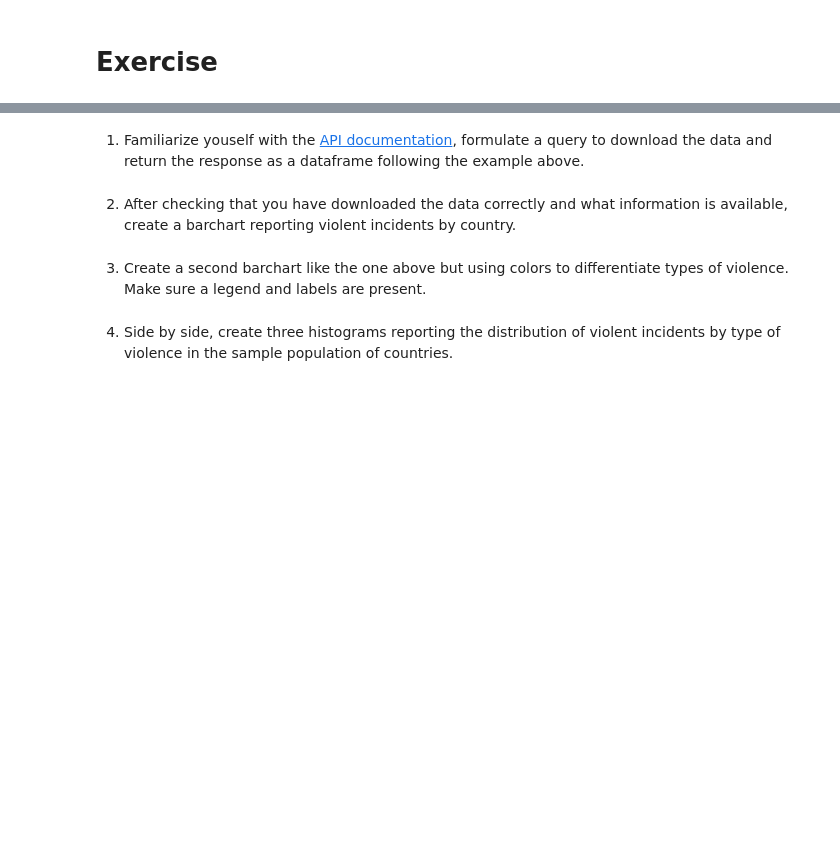
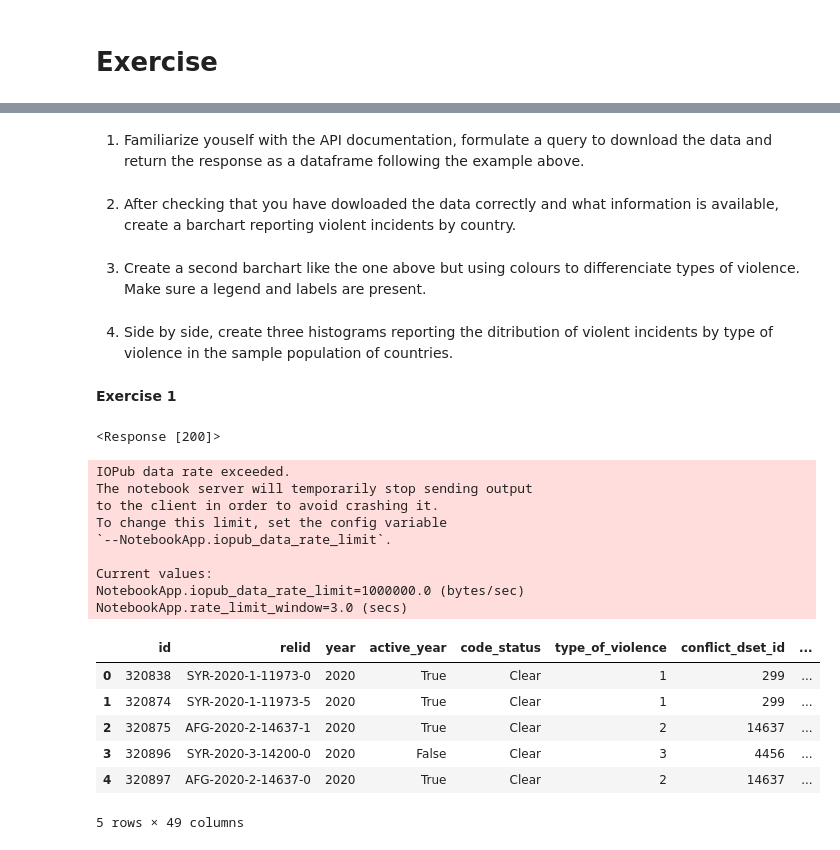
Before and after one commit to Jonghun-Han/HEDSpython, a Jupyter notebook: Tutorial_4.ipynb, the cells around one changed output, grey strips where cells are left out. Saved outputs shown, nothing was run; the diff lists cells and outputs as text; code cells hidden in the pictures; blank space fills up the shorter version.

```diff
--- a/Tutorial_4.ipynb
+++ b/Tutorial_4.ipynb
@@ -135,8 +222,36 @@ Download the first 10000 violent incidents acoross the world reported in 2020 by
 # %% [markdown]
-1. Familiarize youself with the [API documentation](https://ucdp.uu.se/apidocs/), formulate a query to download the data and return the response as a dataframe following the example above.
+1. Familiarize youself with the API documentation, formulate a query to download the data and return the response as a dataframe following the example above.
 # %% [markdown]
-2. After checking that you have downloaded the data correctly and what information is available, create a barchart reporting violent incidents by country.
+2. After checking that you have dowloaded the data correctly and what information is available, create a barchart reporting violent incidents by country.
 # %% [markdown]
-3. Create a second barchart like the one above but using colors to differentiate types of violence. Make sure a legend and labels are present.
+3. Create a second barchart like the one above but using colours to differenciate types of violence. Make sure a legend and labels are present.
 # %% [markdown]
-4. Side by side, create three histograms reporting the distribution of violent incidents by type of violence in the sample population of countries.
+4. Side by side, create three histograms reporting the ditribution of violent incidents by type of violence in the sample population of countries.
+# %% [markdown]
+**Exercise 1**
+# %%
+url = ('https://ucdpapi.pcr.uu.se/api/gedevents/23.1?pagesize=50000&StartDate=2020-01-01&EndDate=2020-12-31')
+response = requests.get(url)
+print(response)
+jsonData = json.loads(response.text)
+print(jsonData)
+df = pandas.DataFrame.from_dict(jsonData['Result'])
+df.head()
+# %% [output]
+<Response [200]>
+IOPub data rate exceeded.
+The notebook server will temporarily stop sending output
+to the client in order to avoid crashing it.
+To change this limit, set the config variable
+`--NotebookApp.iopub_data_rate_limit`.
+
+Current values:
+NotebookApp.iopub_data_rate_limit=1000000.0 (bytes/sec)
+NotebookApp.rate_limit_window=3.0 (secs)
+|  | id | relid | year | active_year | code_status | type_of_violence | conflict_dset_id | ... |
+| 0 | 320838 | SYR-2020-1-11973-0 | 2020 | True | Clear | 1 | 299 | ... |
+| 1 | 320874 | SYR-2020-1-11973-5 | 2020 | True | Clear | 1 | 299 | ... |
+| 2 | 320875 | AFG-2020-2-14637-1 | 2020 | True | Clear | 2 | 14637 | ... |
+| 3 | 320896 | SYR-2020-3-14200-0 | 2020 | False | Clear | 3 | 4456 | ... |
+| 4 | 320897 | AFG-2020-2-14637-0 | 2020 | True | Clear | 2 | 14637 | ... |
+5 rows × 49 columns
```
Also changed, not shown: parts of 21 cells of this notebook, 1 other file.
